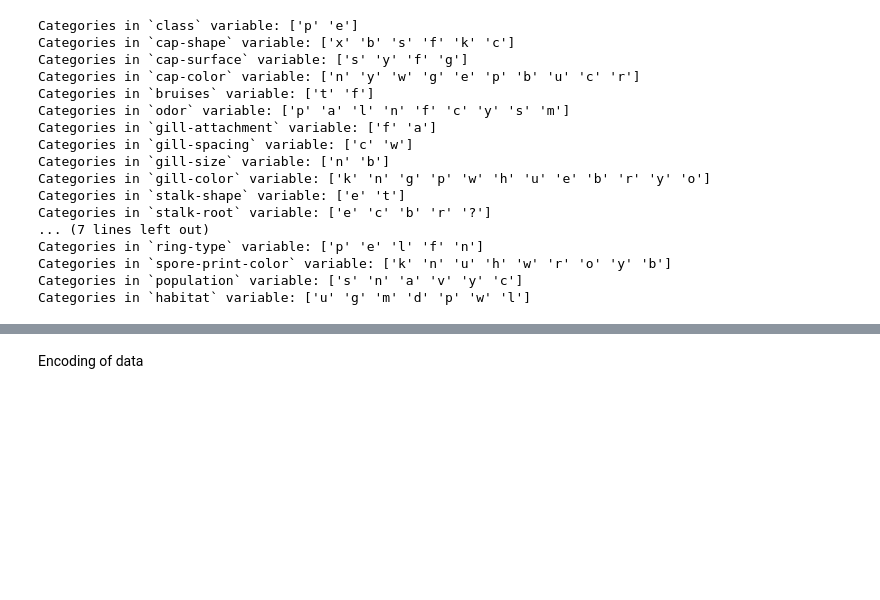
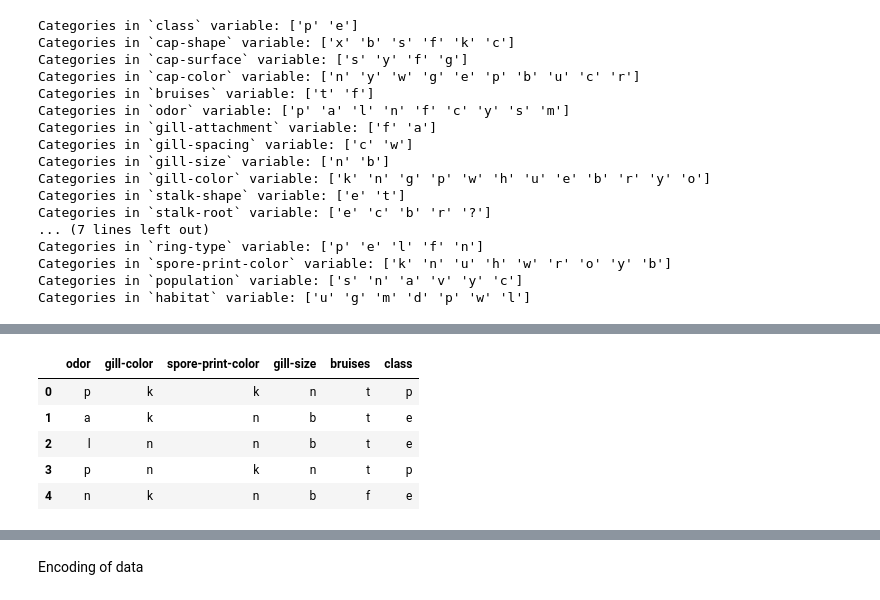
Before and after one commit to TAK-PRAVEEN/MUSHROOMS-CLASSIFICATION, a Jupyter notebook: notebook/2. MODEL TRAINING.ipynb, the cells around one changed output, grey strips where cells are left out. Drawn from its saved outputs; the diff is of its cells as text; code cells hidden in the pictures; blank space fills up the shorter version.

```diff
--- a/notebook/2. MODEL TRAINING.ipynb
+++ b/notebook/2. MODEL TRAINING.ipynb
@@ -62,0 +113,11 @@ Categories in `habitat` variable: ['u' 'g' 'm' 'd' 'p' 'w' 'l']
+# %%
+columns_to_keep = ["odor", "gill-color", "spore-print-color", "gill-size", "bruises", "class"]
+df = df[columns_to_keep]
+df.head()
+# %% [output]
+|  | odor | gill-color | spore-print-color | gill-size | bruises | class |
+| 0 | p | k | k | n | t | p |
+| 1 | a | k | n | b | t | e |
+| 2 | l | n | n | b | t | e |
+| 3 | p | n | k | n | t | p |
+| 4 | n | k | n | b | f | e |
```
Also changed, not shown: parts of 20 cells of this notebook, 12 other files.
